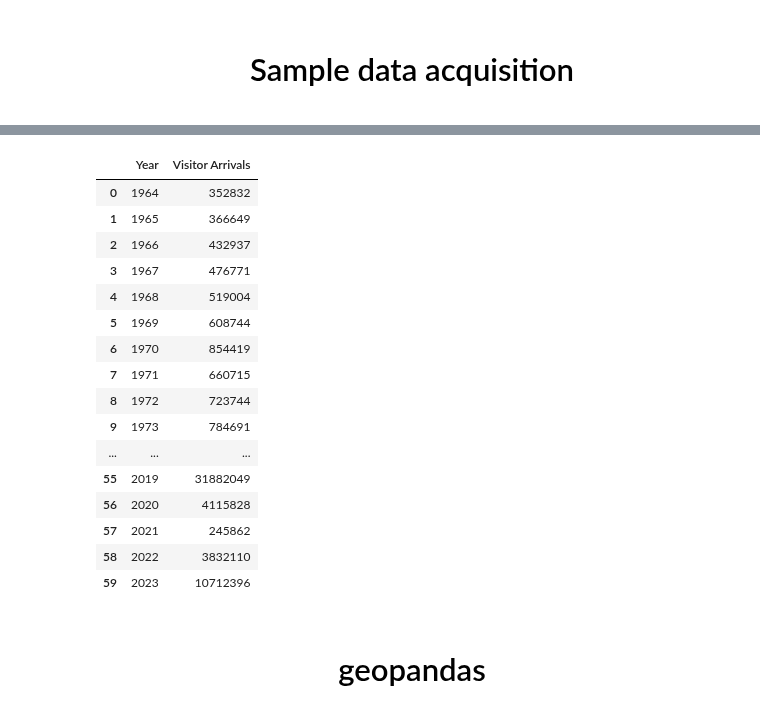
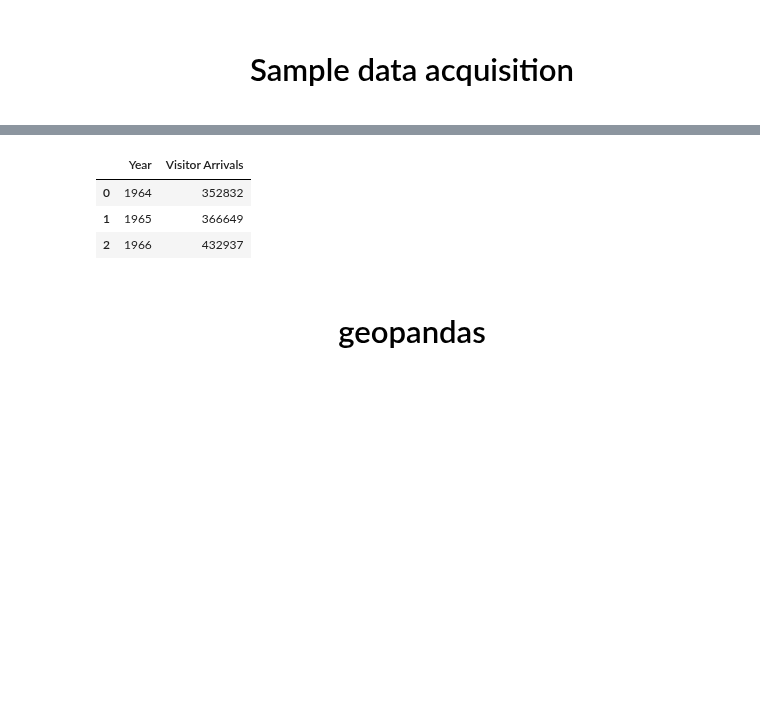
Before and after one commit to riicon72/kaggle, a Jupyter notebook: notebook_eda/eda-visitors-year-month.ipynb, the cells around one changed output, grey strips where cells are left out. Drawn from its saved outputs; the diff is of its cells as text; code cells hidden in the pictures; blank space fills up the shorter version.

```diff
--- a/notebook_eda/eda-visitors-year-month.ipynb
+++ b/notebook_eda/eda-visitors-year-month.ipynb
@@ -35,24 +26,11 @@ df_month
 # %%
 df_year = pd.read_csv('/kaggle/input/japannumber-of-visitors-to-japan/Number of foreign visitors to Japan by year_ .csv')
-df_year
+df_year.head(3)
 # %% [output]
 |  | Year | Visitor Arrivals |
 | 0 | 1964 | 352832 |
 | 1 | 1965 | 366649 |
 | 2 | 1966 | 432937 |
-| 3 | 1967 | 476771 |
-| 4 | 1968 | 519004 |
-| 5 | 1969 | 608744 |
-| 6 | 1970 | 854419 |
-| 7 | 1971 | 660715 |
-| 8 | 1972 | 723744 |
-| 9 | 1973 | 784691 |
-| ... | ... | ... |
-| 55 | 2019 | 31882049 |
-| 56 | 2020 | 4115828 |
-| 57 | 2021 | 245862 |
-| 58 | 2022 | 3832110 |
-| 59 | 2023 | 10712396 |
 # %% [markdown]
 <a id="1"></a>
 # <p style="background-image: url(https://i.postimg.cc/CL6cTnJM/publicdomainq-0032797.jpg);font-family:camtasia;font-size:120%;color:Black;text-align:center;border-radius:15px 50px; padding:7px"> geopandas</p>
```
Also changed, not shown: parts of 2 cells of this notebook.
